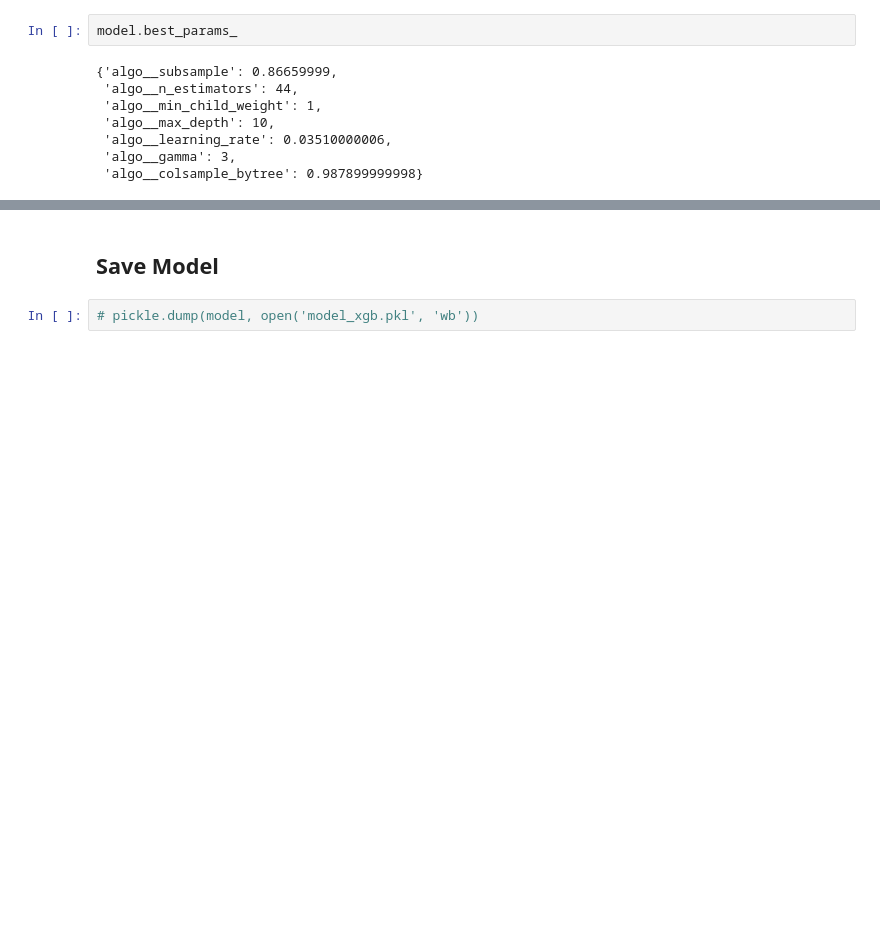
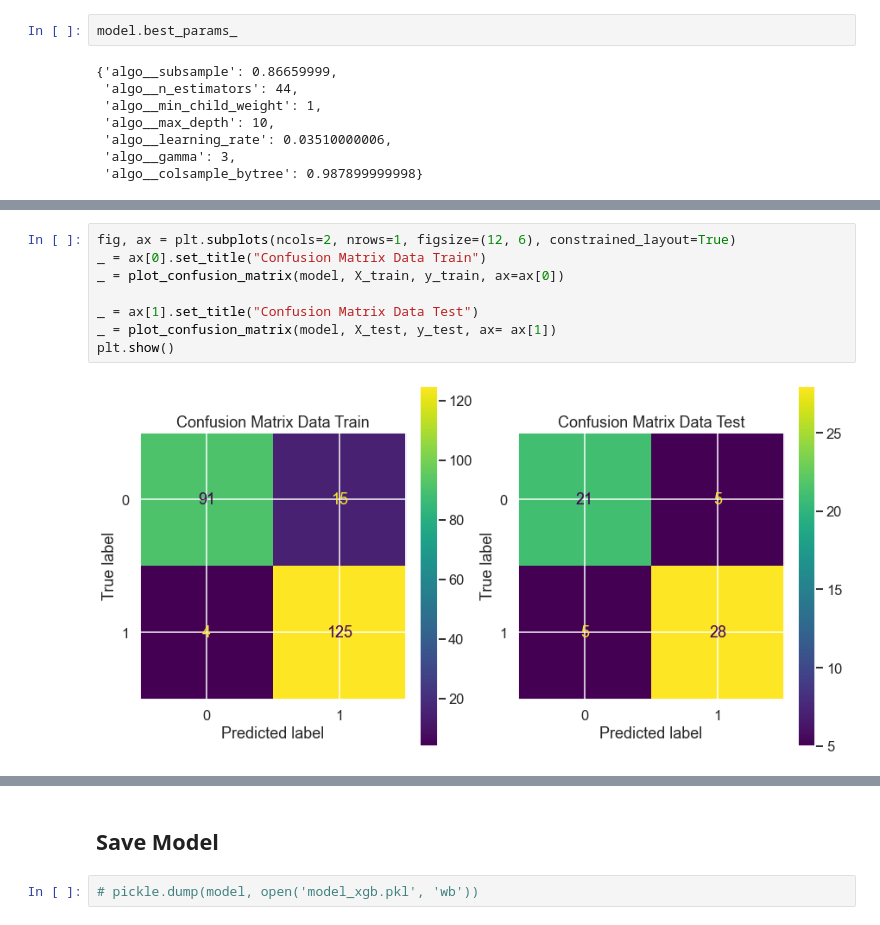
Before and after one commit to rshby/skripsi, a Jupyter notebook: Codingan/coba_Prediction_with_XgBoost.ipynb, the cells around one changed output, grey strips where cells are left out. Saved outputs shown, nothing was run; the diff lists cells and outputs as text; blank space fills up the shorter version.

```diff
--- a/Codingan/coba_Prediction_with_XgBoost.ipynb
+++ b/Codingan/coba_Prediction_with_XgBoost.ipynb
@@ -382,0 +378,10 @@ model.predict(dataTest)[0]
+# %%
+fig, ax = plt.subplots(ncols=2, nrows=1, figsize=(12, 6), constrained_layout=True)
+_ = ax[0].set_title("Confusion Matrix Data Train")
+_ = plot_confusion_matrix(model, X_train, y_train, ax=ax[0])
+
+_ = ax[1].set_title("Confusion Matrix Data Test")
+_ = plot_confusion_matrix(model, X_test, y_test, ax= ax[1])
+plt.show()
+# %% [output]
+[figure, added]
```
Also changed, not shown: parts of 11 cells of this notebook, 13 other files.
